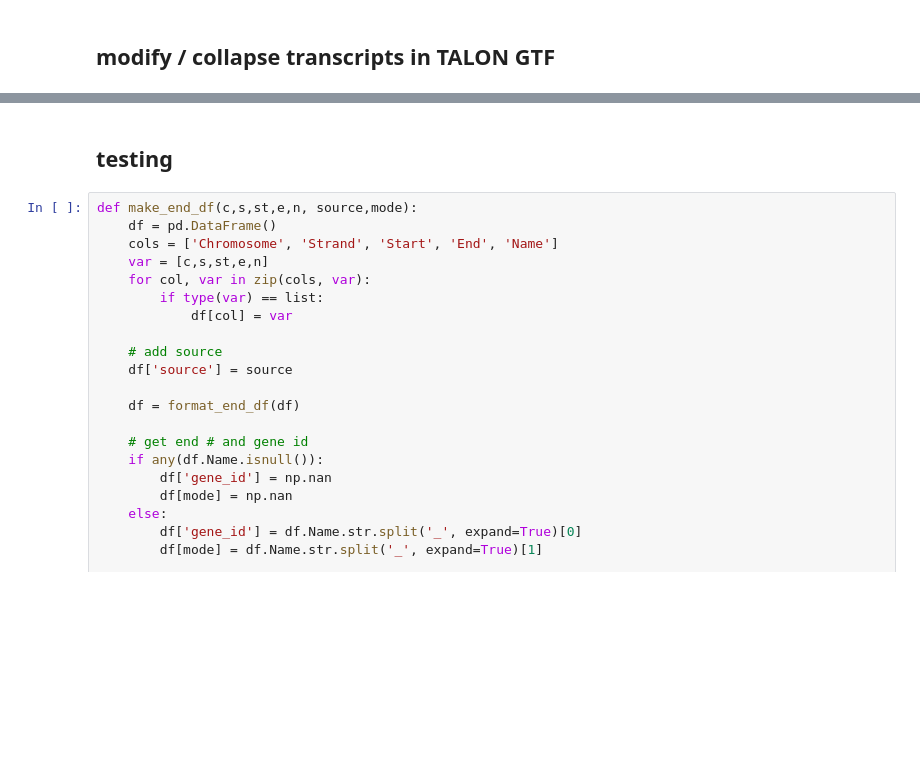
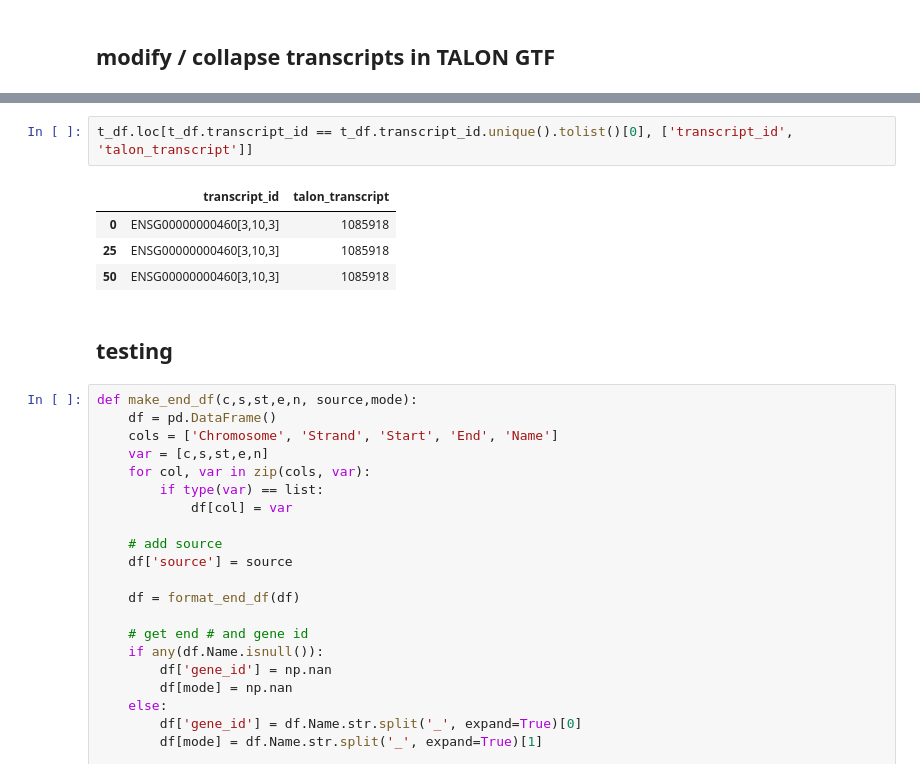
Before and after one commit to mortazavilab/cerberus, a Jupyter notebook: 220412_dev.ipynb, the cells around one changed output, grey strips where cells are left out. Drawn from its saved outputs; the diff is of its cells as text; blank space fills up the shorter version.

```diff
--- a/220412_dev.ipynb
+++ b/220412_dev.ipynb
@@ -362,3 +470,10 @@ df.loc[df[dupe_cols].duplicated(keep=False)]
+# %%
+t_df.loc[t_df.transcript_id == t_df.transcript_id.unique().tolist()[0], ['transcript_id', 'talon_transcript']]
+# %% [output]
+|  | transcript_id | talon_transcript |
+| 0 | ENSG00000000460[3,10,3] | 1085918 |
+| 25 | ENSG00000000460[3,10,3] | 1085918 |
+| 50 | ENSG00000000460[3,10,3] | 1085918 |
 # %% [markdown]
 ## testing
 # %%
```
Also changed, not shown: parts of 20 cells of this notebook.
